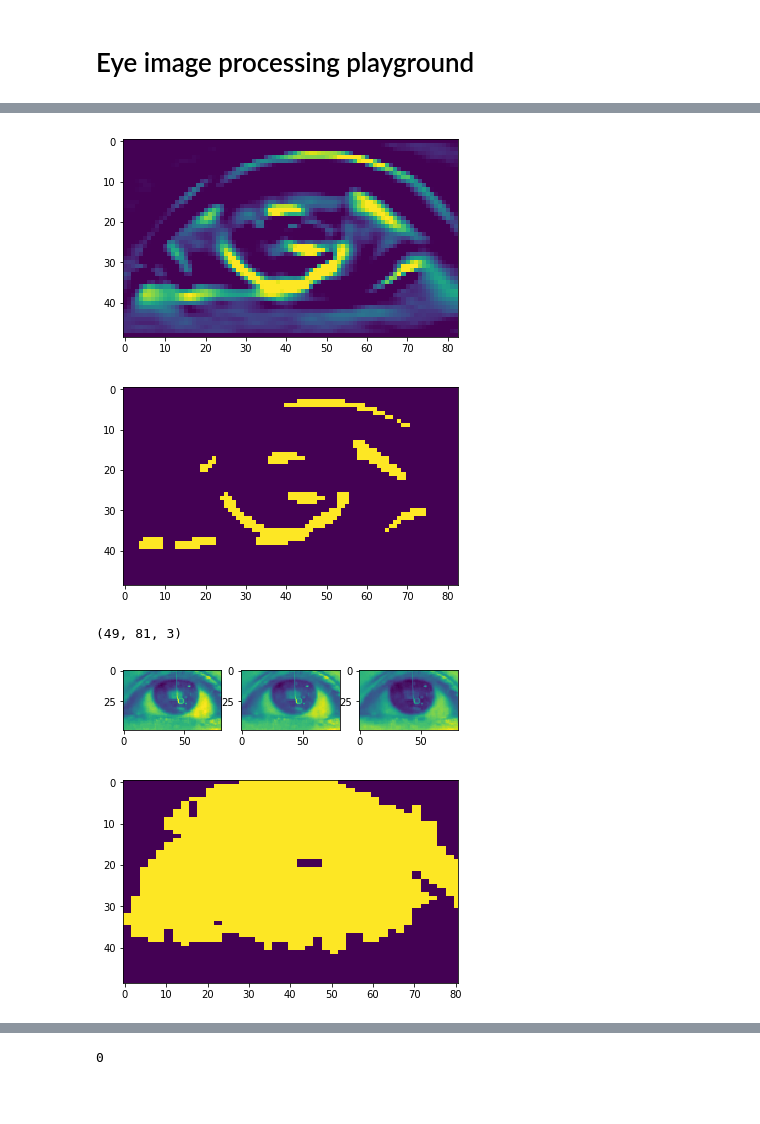
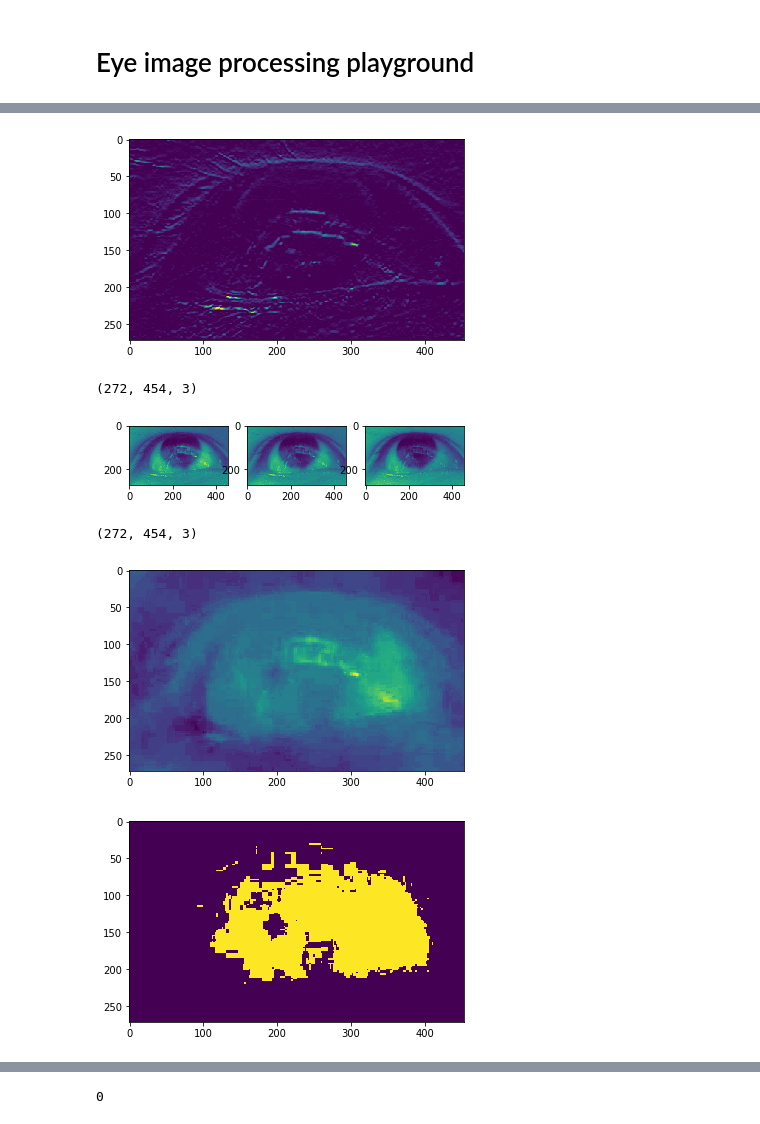
Before and after one commit to srakrn/webcam-perclos, a Jupyter notebook: eyeprocplayground.ipynb, the cells around one changed output, grey strips where cells are left out. Cells and saved outputs as stored; diff of their text form; code cells hidden in the pictures; blank space fills up the shorter version.

```diff
--- a/eyeprocplayground.ipynb
+++ b/eyeprocplayground.ipynb
@@ -40,38 +44,36 @@ kernel = np.array(
     [[1, 2, 1],
      [0, 0, 0],
      [-1, -2, -1]]
-)*-2
+)*1
 dst = cv2.filter2D(eye,-1,kernel)
 plt.imshow(dst)
 plt.show()
 # %% [output]
-[figure, old version]
+[figure, new version]
-# %%
-_,th1 = cv2.threshold(dst, 170, 255, cv2.THRESH_BINARY)
-th3 = cv2.adaptiveThreshold(dst,255,cv2.ADAPTIVE_THRESH_MEAN_C, cv2.THRESH_BINARY, 45, 20)
-plt.imshow(th1)
-plt.show()
-# %% [output]
-[figure, removed]
 # %%
-eye = cv2.imread("eyes/183.png")
+eye = cv2.imread("eyes/2.png")
 img_length = eye.shape[0]
 eye = eye[round(img_length*0.2):round(img_length*0.8), :]
 eye.shape
 # %% [output]
-(49, 81, 3)
+(272, 454, 3)
 # %%
 fig, (ax1, ax2, ax3) = plt.subplots(1, 3)
 ax1.imshow(eye[:, :, 0])
 ax2.imshow(eye[:, :, 1])
 ax3.imshow(eye[:, :, 2])
 plt.show()
+eye.shape
 # %% [output]
-[figure, old version]
+[figure, new version]
+(272, 454, 3)
 # %%
-chan_diff = (eye[:, :, 2] - eye[:, :, 0]) * 3
-_, chan_th = cv2.threshold(chan_diff, 100, 255, cv2.THRESH_BINARY)
+chan_diff = (eye[:, :, 1].astype(np.float32) - eye[:, :, 2].astype(np.float32))
+_, chan_th = cv2.threshold(chan_diff, 0.5, 2, cv2.THRESH_BINARY)
+plt.imshow(chan_diff)
+plt.show()
 plt.imshow(chan_th)
 plt.show()
 # %% [output]
-[figure, old version]
+[figure, new version]
+[figure, added]
```
Also changed, not shown: parts of 6 cells of this notebook, 3 other files.
